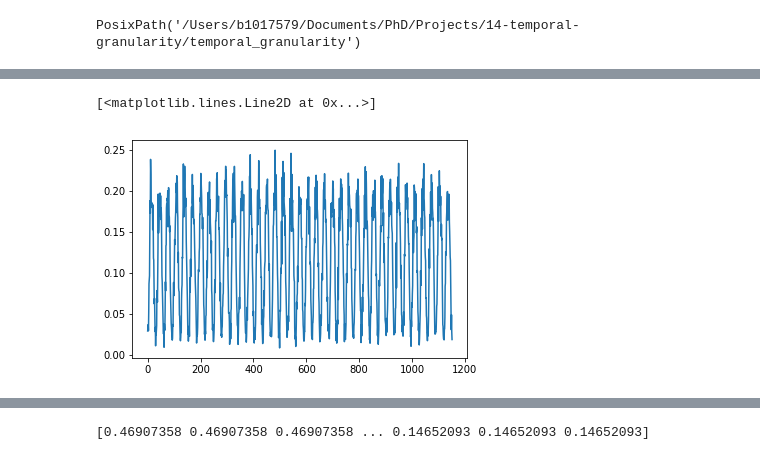
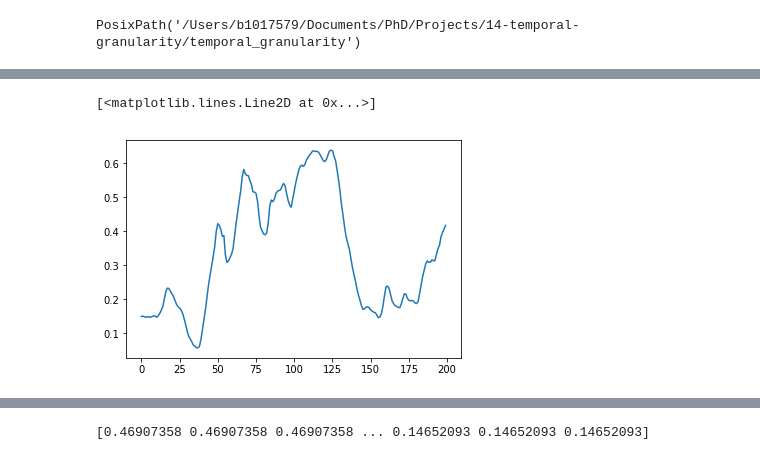
Before and after one commit to alexanderkell/temporal_granularity, a Jupyter notebook: notebooks/compare-methods/9.0-ajmk-fourier-downsampling.ipynb, the cells around one changed output, grey strips where cells are left out. Saved outputs shown, nothing was run; the diff lists cells and outputs as text; code cells hidden in the pictures.

```diff
--- a/notebooks/compare-methods/9.0-ajmk-fourier-downsampling.ipynb
+++ b/notebooks/compare-methods/9.0-ajmk-fourier-downsampling.ipynb
@@ -28,6 +33,6 @@ plt.plot(signal.resample(wind.capacity_factor, 24*1))
 # %%
 pv_data = pd.read_csv(
-    '{}/data/processed/resources/pv_processed.csv'.format(project_dir))
-pv_data.head()
+    '{}/data/processed/resources/onshore_processed.csv'.format(project_dir))
+pv_data
 # %% [output]
 |  | Unnamed: 0 | datetime | capacity_factor |
@@ -39,5 +74,5 @@ pv_data.head()
 # %%
-plt.plot(signal.resample(pv_data.capacity_factor, 24*48))
+plt.plot(pv_data.capacity_factor[0:200])
 # %% [output]
 [<matplotlib.lines.Line2D at 0x...>]
-[figure, old version]
+[figure, new version]
```
Also changed, not shown: parts of 9 cells of this notebook, 18 other files.
